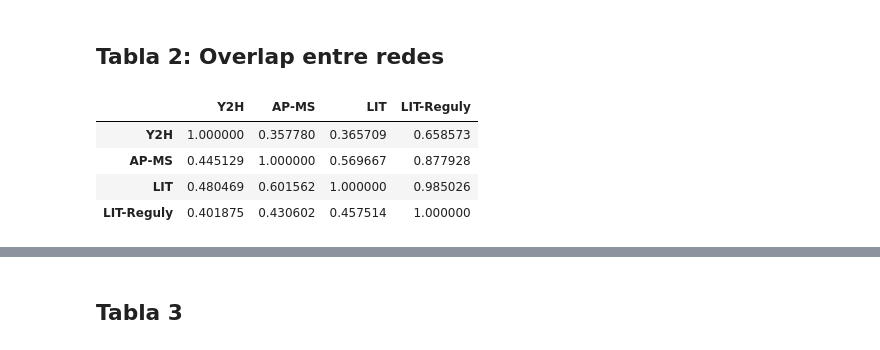
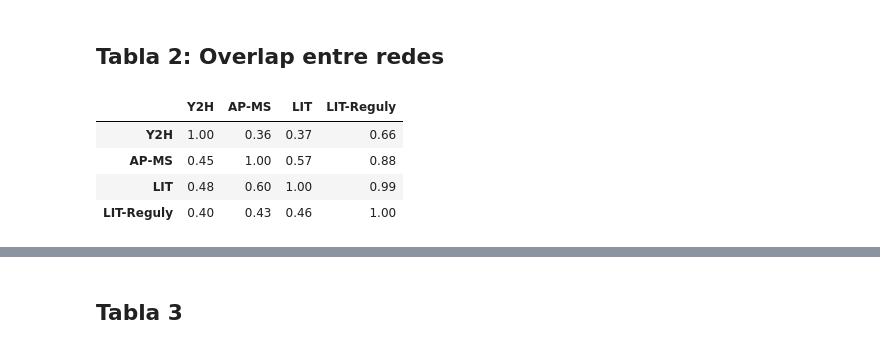
Before and after one commit to facundojgarcia02/CoNet, a Jupyter notebook: TP3/TP3 copy Facu.ipynb, the cells around one changed output, grey strips where cells are left out. Drawn from its saved outputs; the diff is of its cells as text; code cells hidden in the pictures.

Commit message:
tabla 2 corregida y cambios formato

```diff
--- a/TP3/TP3 copy Facu.ipynb
+++ b/TP3/TP3 copy Facu.ipynb
@@ -136,17 +139,21 @@ display(tab1)
 # %%
 node_names = {k: set(g.nodes) for k, g in nets.items()}
 
 #Calculo de overlap entre dos redes.
 overlap = lambda nodes1, nodes2: len(nodes1.intersection(nodes2))/len(nodes2)
 #Dada una red, calculo el overlap con las otras 3.
 inter_dict = lambda net_name: {iter_name: overlap(node_names[net_name], iter_node_names) for iter_name, iter_node_names in node_names.items()}
 #Consigo el diccionario anterior para las 4 redes.
 intersections = {net_name: inter_dict(net_name) for net_name in nets.keys()}
 tab2 = pd.DataFrame(intersections)
-tab2
+### Modifico los valores con 2 cifras significativas, y exporto a csv.
+tab2 = tab2.applymap(lambda x: float(f"{x:.2g}"))
+
+tab2.to_csv("tabla2.csv")
+display(tab2)
 # %% [output]
 |  | Y2H | AP-MS | LIT | LIT-Reguly |
-| Y2H | 1.000000 | 0.357780 | 0.365709 | 0.658573 |
-| AP-MS | 0.445129 | 1.000000 | 0.569667 | 0.877928 |
-| LIT | 0.480469 | 0.601562 | 1.000000 | 0.985026 |
-| LIT-Reguly | 0.401875 | 0.430602 | 0.457514 | 1.000000 |
+| Y2H | 1.00 | 0.36 | 0.37 | 0.66 |
+| AP-MS | 0.45 | 1.00 | 0.57 | 0.88 |
+| LIT | 0.48 | 0.60 | 1.00 | 0.99 |
+| LIT-Reguly | 0.40 | 0.43 | 0.46 | 1.00 |
```
Also changed, not shown: parts of 6 cells of this notebook, 2 other files.
